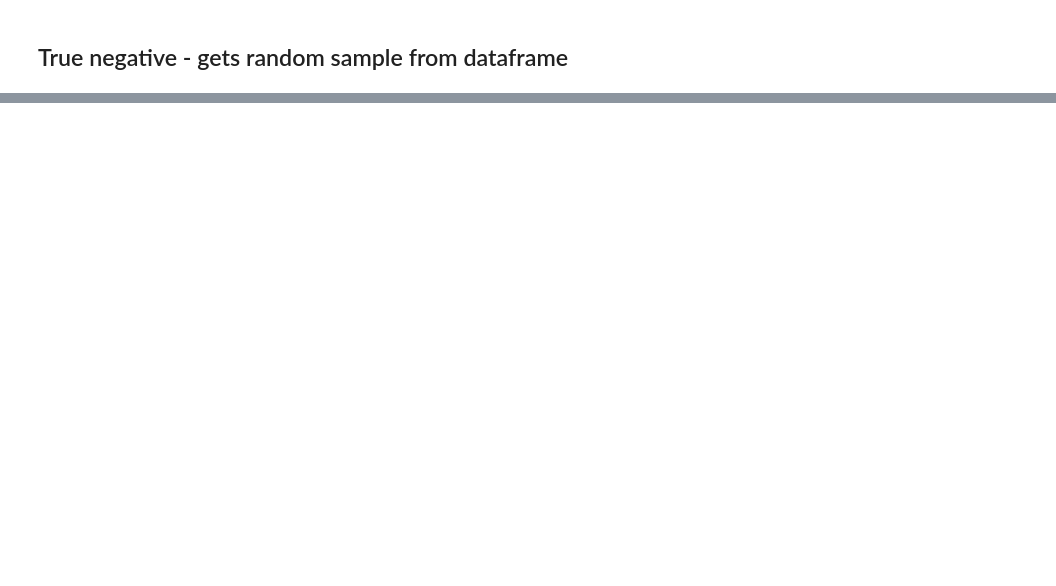
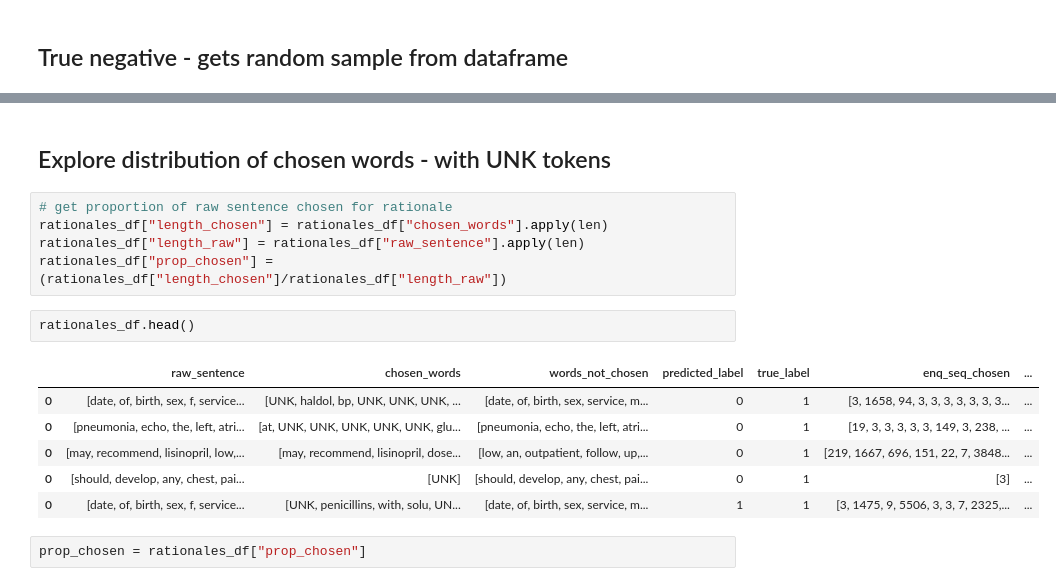
Before and after one commit to bestpredicts/NLP_Projects, a Jupyter notebook: OxLegalReasoning/exploring_rationales.ipynb, the cells around one changed output, grey strips where cells are left out. Drawn from its saved outputs; the diff is of its cells as text; blank space fills up the shorter version.

```diff
--- a/OxLegalReasoning/exploring_rationales.ipynb
+++ b/OxLegalReasoning/exploring_rationales.ipynb
@@ -147,0 +282,18 @@ Date of birth sex m service medicine allergies patient recorded as having no kno
+# %% [markdown]
+## Explore distribution of chosen words - with UNK tokens
+# %%
+# get proportion of raw sentence chosen for rationale
+rationales_df["length_chosen"] = rationales_df["chosen_words"].apply(len)
+rationales_df["length_raw"] = rationales_df["raw_sentence"].apply(len)
+rationales_df["prop_chosen"] = (rationales_df["length_chosen"]/rationales_df["length_raw"])
+# %%
+rationales_df.head()
+# %% [output]
+|  | raw_sentence | chosen_words | words_not_chosen | predicted_label | true_label | enq_seq_chosen | ... |
+| 0 | [date, of, birth, sex, f, service... | [UNK, haldol, bp, UNK, UNK, UNK, ... | [date, of, birth, sex, service, m... | 0 | 1 | [3, 1658, 94, 3, 3, 3, 3, 3, 3, 3... | ... |
+| 0 | [pneumonia, echo, the, left, atri... | [at, UNK, UNK, UNK, UNK, UNK, glu... | [pneumonia, echo, the, left, atri... | 0 | 1 | [19, 3, 3, 3, 3, 3, 149, 3, 238, ... | ... |
+| 0 | [may, recommend, lisinopril, low,... | [may, recommend, lisinopril, dose... | [low, an, outpatient, follow, up,... | 0 | 1 | [219, 1667, 696, 151, 22, 7, 3848... | ... |
+| 0 | [should, develop, any, chest, pai... | [UNK] | [should, develop, any, chest, pai... | 0 | 1 | [3] | ... |
+| 0 | [date, of, birth, sex, f, service... | [UNK, penicillins, with, solu, UN... | [date, of, birth, sex, service, m... | 1 | 1 | [3, 1475, 9, 5506, 3, 3, 7, 2325,... | ... |
+# %%
+prop_chosen = rationales_df["prop_chosen"]
```
Also changed, not shown: parts of 20 cells of this notebook.
